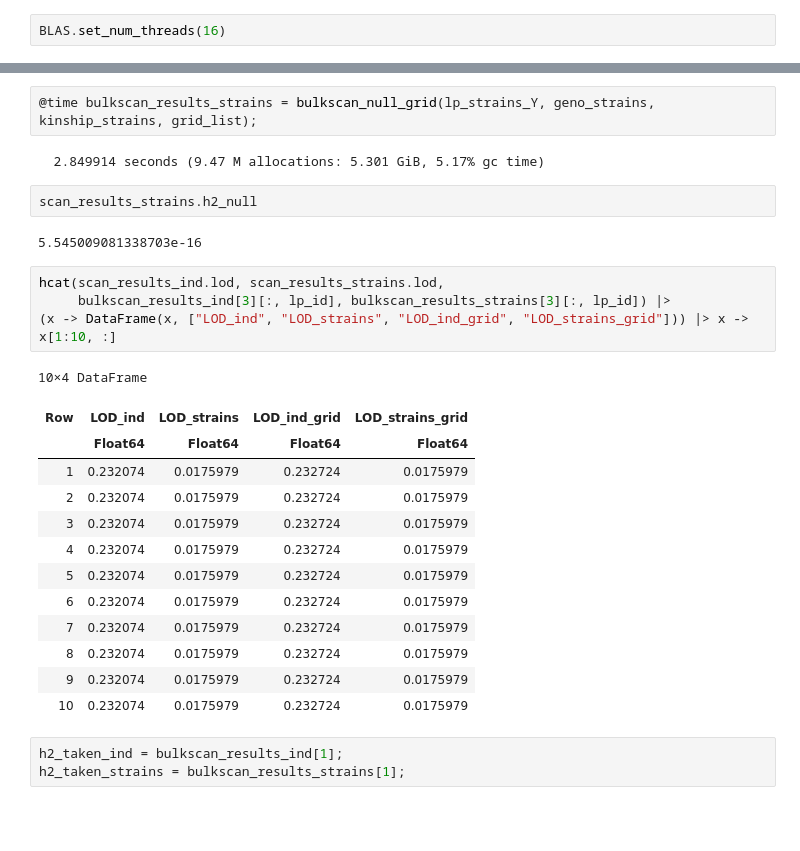
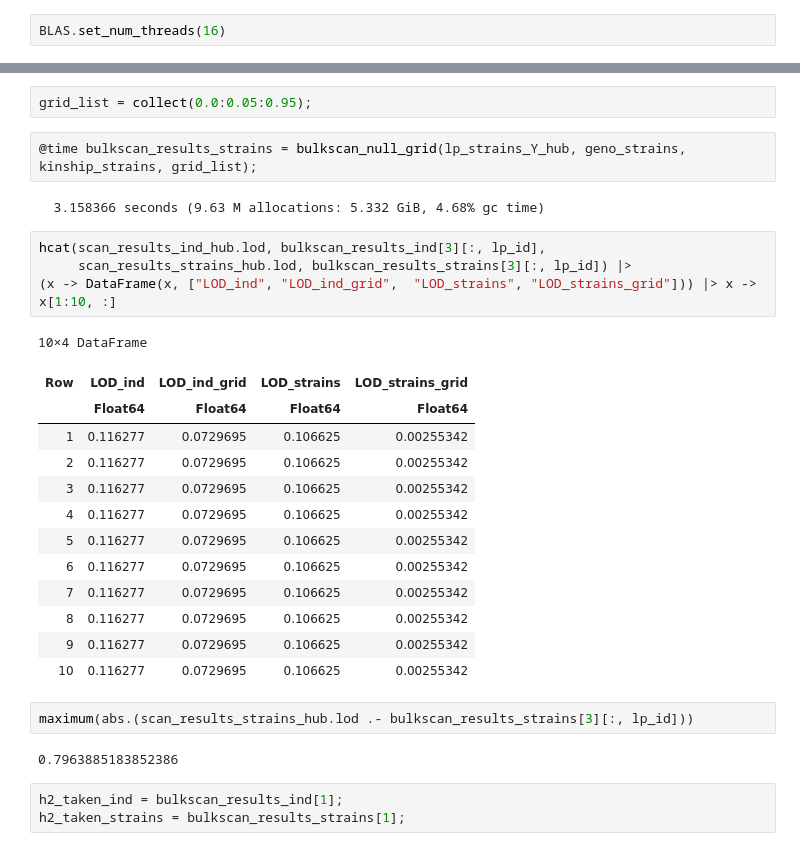
Before and after one commit to learningMalanya/BulkLMM_Analyses, a Jupyter notebook: BXDLongevity/BXDLongevity_Analysis.ipynb, the cells around one changed output, grey strips where cells are left out. Cells and saved outputs as stored; diff of their text form; blank space fills up the shorter version.

Commit message:
Testing ongoing: fitlmm on Huberized strain means seems not give the optimal h2.

```diff
--- a/BXDLongevity/BXDLongevity_Analysis.ipynb
+++ b/BXDLongevity/BXDLongevity_Analysis.ipynb
@@ -375,29 +576,31 @@ BenchmarkTools.Trial: 1 sample with 1 evaluation.
+# %%
+grid_list = collect(0.0:0.05:0.95);
 # %%
-@time bulkscan_results_strains = bulkscan_null_grid(lp_strains_Y, geno_strains, kinship_strains, grid_list);
+@time bulkscan_results_strains = bulkscan_null_grid(lp_strains_Y_hub, geno_strains, kinship_strains, grid_list);
 # %% [output]
-  2.849914 seconds (9.47 M allocations: 5.301 GiB, 5.17% gc time)
+  3.158366 seconds (9.63 M allocations: 5.332 GiB, 4.68% gc time)
-# %%
-scan_results_strains.h2_null
-# %% [output]
-5.545009081338703e-16
 # %%
-hcat(scan_results_ind.lod, scan_results_strains.lod,
-     bulkscan_results_ind[3][:, lp_id], bulkscan_results_strains[3][:, lp_id]) |>
-(x -> DataFrame(x, ["LOD_ind", "LOD_strains", "LOD_ind_grid", "LOD_strains_grid"])) |> x -> x[1:10, :]
+hcat(scan_results_ind_hub.lod, bulkscan_results_ind[3][:, lp_id],
+     scan_results_strains_hub.lod, bulkscan_results_strains[3][:, lp_id]) |>
+(x -> DataFrame(x, ["LOD_ind", "LOD_ind_grid",  "LOD_strains", "LOD_strains_grid"])) |> x -> x[1:10, :]
 # %% [output]
 10×4 DataFrame
-| Row | LOD_ind | LOD_strains | LOD_ind_grid | LOD_strains_grid |
+| Row | LOD_ind | LOD_ind_grid | LOD_strains | LOD_strains_grid |
 |  | Float64 | Float64 | Float64 | Float64 |
-| 1 | 0.232074 | 0.0175979 | 0.232724 | 0.0175979 |
-| 2 | 0.232074 | 0.0175979 | 0.232724 | 0.0175979 |
-| 3 | 0.232074 | 0.0175979 | 0.232724 | 0.0175979 |
-| 4 | 0.232074 | 0.0175979 | 0.232724 | 0.0175979 |
-| 5 | 0.232074 | 0.0175979 | 0.232724 | 0.0175979 |
-| 6 | 0.232074 | 0.0175979 | 0.232724 | 0.0175979 |
-| 7 | 0.232074 | 0.0175979 | 0.232724 | 0.0175979 |
-| 8 | 0.232074 | 0.0175979 | 0.232724 | 0.0175979 |
-| 9 | 0.232074 | 0.0175979 | 0.232724 | 0.0175979 |
-| 10 | 0.232074 | 0.0175979 | 0.232724 | 0.0175979 |
+| 1 | 0.116277 | 0.0729695 | 0.106625 | 0.00255342 |
+| 2 | 0.116277 | 0.0729695 | 0.106625 | 0.00255342 |
+| 3 | 0.116277 | 0.0729695 | 0.106625 | 0.00255342 |
+| 4 | 0.116277 | 0.0729695 | 0.106625 | 0.00255342 |
+| 5 | 0.116277 | 0.0729695 | 0.106625 | 0.00255342 |
+| 6 | 0.116277 | 0.0729695 | 0.106625 | 0.00255342 |
+| 7 | 0.116277 | 0.0729695 | 0.106625 | 0.00255342 |
+| 8 | 0.116277 | 0.0729695 | 0.106625 | 0.00255342 |
+| 9 | 0.116277 | 0.0729695 | 0.106625 | 0.00255342 |
+| 10 | 0.116277 | 0.0729695 | 0.106625 | 0.00255342 |
+# %%
+maximum(abs.(scan_results_strains_hub.lod .- bulkscan_results_strains[3][:, lp_id]))
+# %% [output]
+0.7963885183852386
 # %%
 h2_taken_ind = bulkscan_results_ind[1];
 h2_taken_strains = bulkscan_results_strains[1];
```
Also changed, not shown: parts of 118 cells of this notebook, 5 other files.
